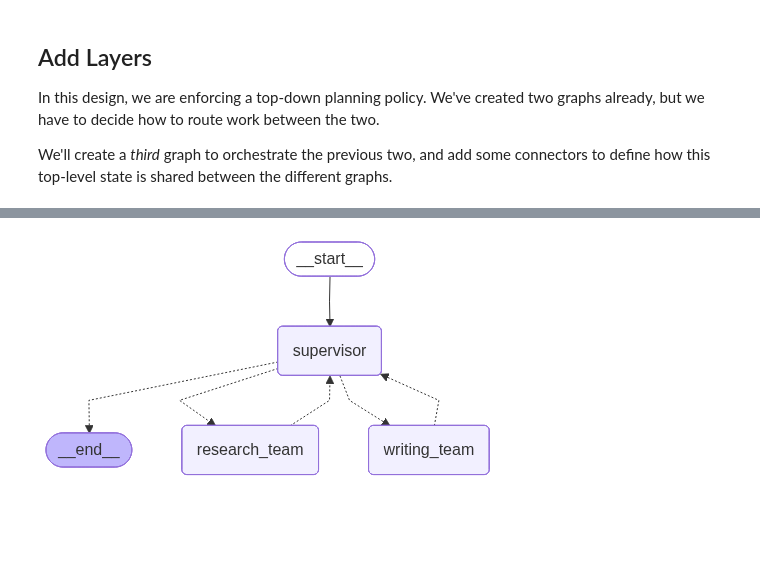
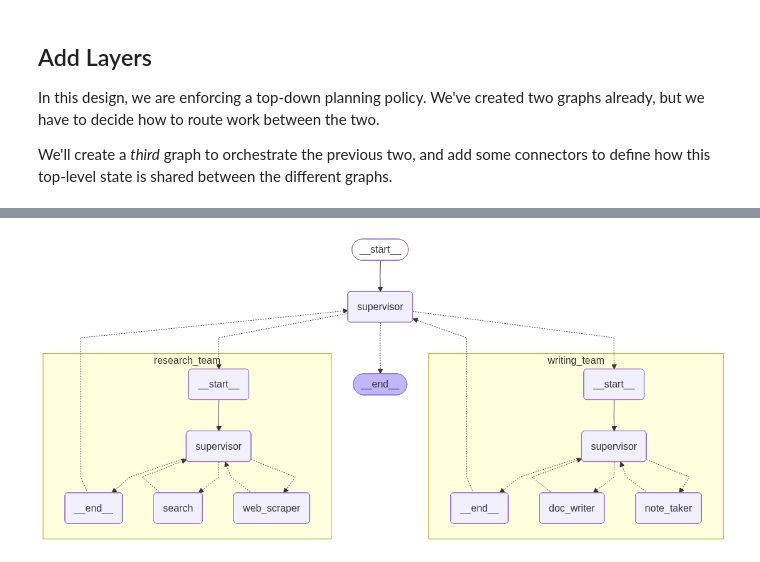
Before and after one commit to MatteoFalcioni/Learning-LangGraph, a Jupyter notebook: notebooks/12_hierarchical_agent_teams.ipynb, the cells around one changed output, grey strips where cells are left out. Cells and saved outputs as stored; diff of their text form; code cells hidden in the pictures; blank space fills up the shorter version.

```diff
--- a/notebooks/12_hierarchical_agent_teams.ipynb
+++ b/notebooks/12_hierarchical_agent_teams.ipynb
@@ -412,34 +358,9 @@ def note_taking_node(state: State) -> Command[Literal["supervisor"]]:
         goto="supervisor",
     )
 
-
-chart_generating_agent = create_agent(
-    llm, tools=[read_document, python_repl_tool], system_prompt=(
-        "You can read documents and generate charts using python. "
-        "Don't ask follow-up questions."
-        "In order to generate a chart you must use the python_repl_tool. Then download the chart using the download_file tool."
-    ),
+doc_writing_supervisor_node = make_supervisor_node(
+    llm, ["doc_writer", "note_taker"]
 )
-
-
-def chart_generating_node(state: State) -> Command[Literal["supervisor"]]:
-    result = chart_generating_agent.invoke(state)
-    return Command(
-        update={
-            "messages": [
-                HumanMessage(
-                    content=result["messages"][-1].content, name="chart_generator"
-                )
-            ]
-        },
-        # We want our workers to ALWAYS "report back" to the supervisor when done
-        goto="supervisor",
-    )
-
-
-doc_writing_supervisor_node = make_supervisor_node(
-    llm, ["doc_writer", "note_taker", "chart_generator"]
-)
 # %% [markdown]
 With the objects themselves created, we can form the graph.
 # %%
@@ -535,9 +461,9 @@ super_graph = super_builder.compile()
 # %%
 from IPython.display import Image, display
 
-display(Image(super_graph.get_graph().draw_mermaid_png()))
+display(Image(super_graph.get_graph(xray=1).draw_mermaid_png()))
 # %% [output]
-[figure, old version]
+[figure, new version]
 # %%
 for s in super_graph.stream(
     {
```
Also changed, not shown: parts of 13 cells of this notebook, 2 other files.
